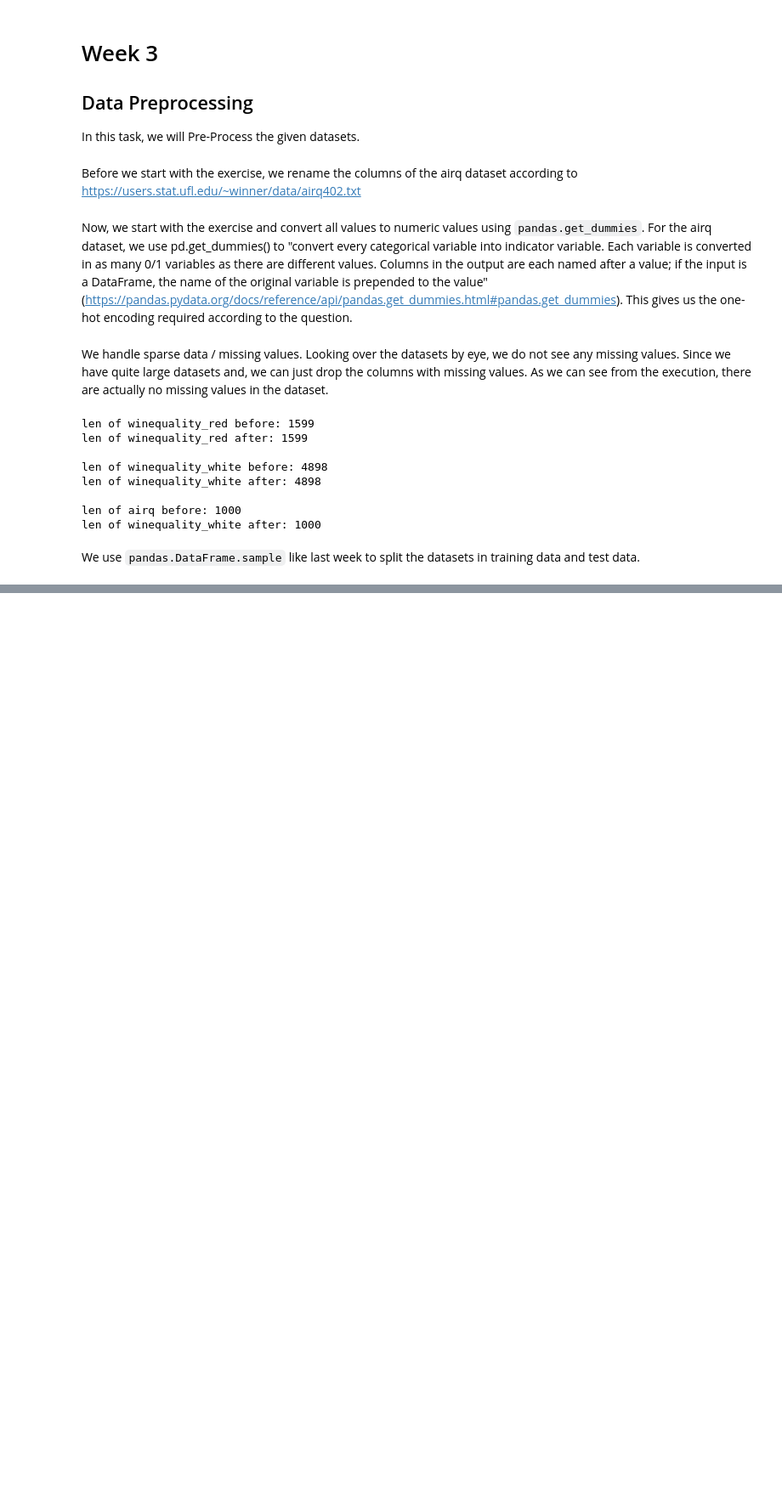
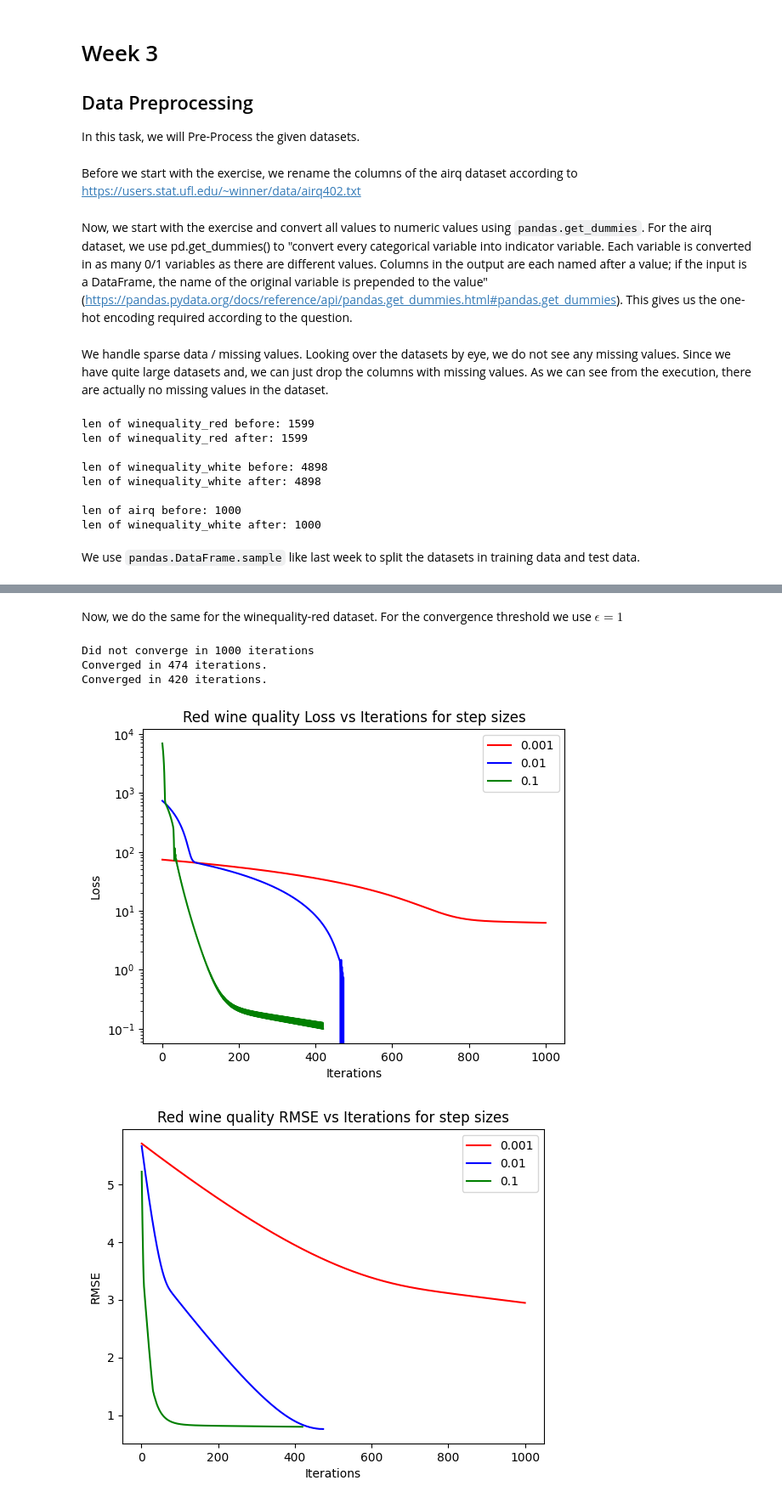
Before and after one commit to moOritzl/bachelorpraktikum-applied-machine-learning, a Jupyter notebook: Week_03/Data_Processing_Gradient_Descent.ipynb, the cells around one changed output, grey strips where cells are left out. Shown at 85% size. Drawn from its saved outputs; the diff is of its cells as text; code cells hidden in the pictures; blank space fills up the shorter version.

```diff
--- a/Week_03/Data_Processing_Gradient_Descent.ipynb
+++ b/Week_03/Data_Processing_Gradient_Descent.ipynb
@@ -245,0 +247,40 @@ Shape of residuals: (200,)
+# %% [markdown]
+Now, we do the same for the winequality-red dataset. For the convergence threshold we use $\epsilon = 1$
+# %%
+model = LinRegGradDesc()
+
+wine_red_train_X = wine_red_train.drop('quality', axis=1).to_numpy()
+wine_red_train_y = wine_red_train['quality'].to_numpy().reshape(-1, 1)
+
+loss_0, rmse_0 = model.fit(wine_red_train_X, wine_red_train_y, alpha=0.001, i_max=1000, epsilon=0.1)
+loss_1, rmse_1 = model.fit(wine_red_train_X, wine_red_train_y, alpha=0.01, i_max=1000, epsilon=0.1)
+loss_2, rmse_2 = model.fit(wine_red_train_X, wine_red_train_y, alpha=0.1, i_max=1000, epsilon=0.1)
+
+plt.plot(range(1, len(loss_0) + 1), loss_0, label='0.001', color='red')
+plt.plot(range(1, len(loss_1) + 1), loss_1, label='0.01', color='blue')
+plt.plot(range(1, len(loss_2) + 1), loss_2, label='0.1', color='green')
+
+plt.xlabel('Iterations')
+plt.ylabel('Loss')
+plt.yscale('log')
+plt.title('Red wine quality Loss vs Iterations for step sizes')
+plt.legend()
+plt.show()
+plt.close()
+
+plt.plot(range(1, len(rmse_0) + 1), rmse_0, label='0.001', color='red')
+plt.plot(range(1, len(rmse_1) + 1), rmse_1, label='0.01', color='blue')
+plt.plot(range(1, len(rmse_2) + 1), rmse_2, label='0.1', color='green')
+
+plt.xlabel('Iterations')
+plt.ylabel('RMSE')
+plt.title('Red wine quality RMSE vs Iterations for step sizes')
+plt.legend()
+plt.show()
+plt.close()
+# %% [output]
+Did not converge in 1000 iterations
+Converged in 474 iterations.
+Converged in 420 iterations.
+[figure, added]
+[figure, added]
```
Also changed, not shown: parts of 16 cells of this notebook, 2 other files.
